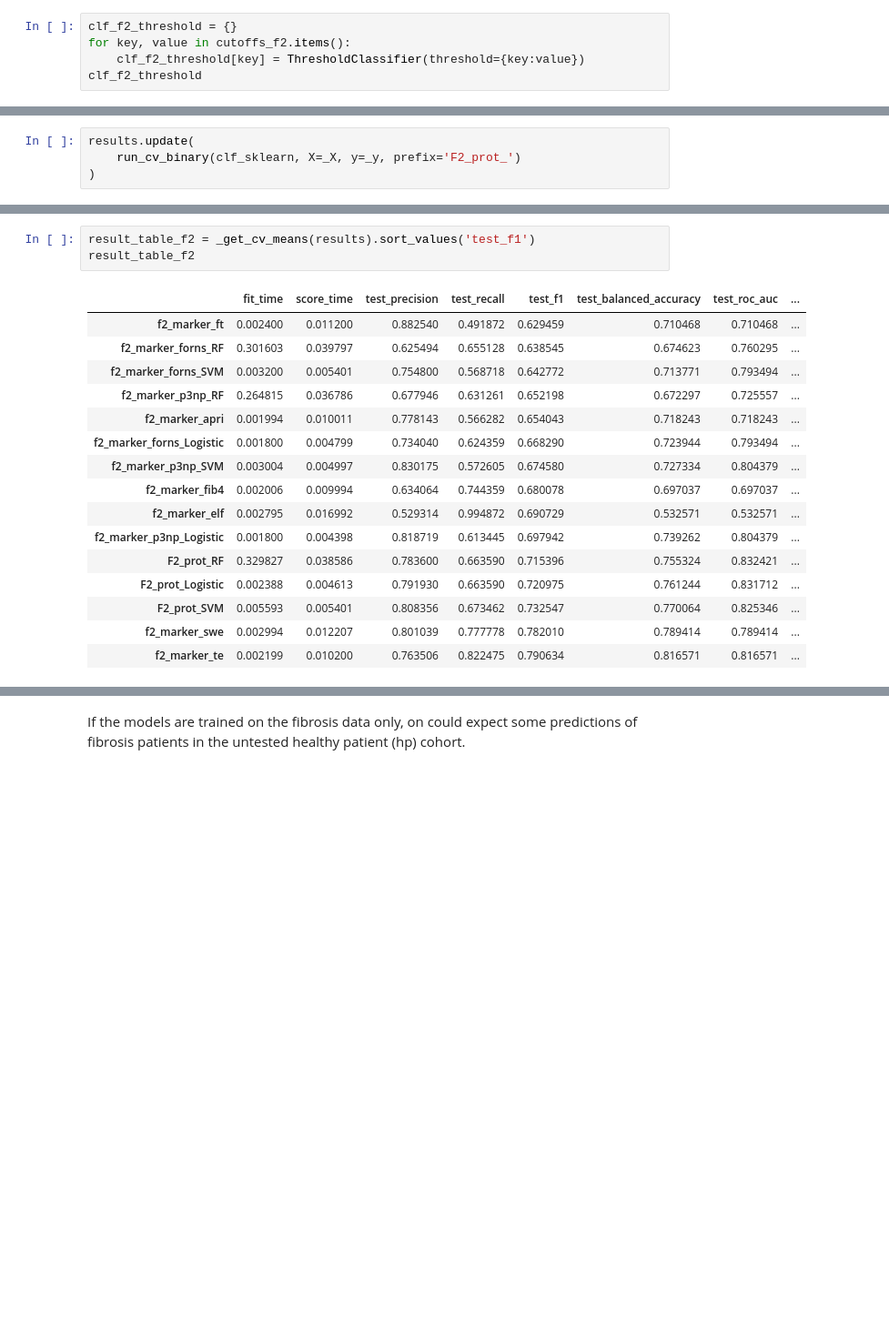
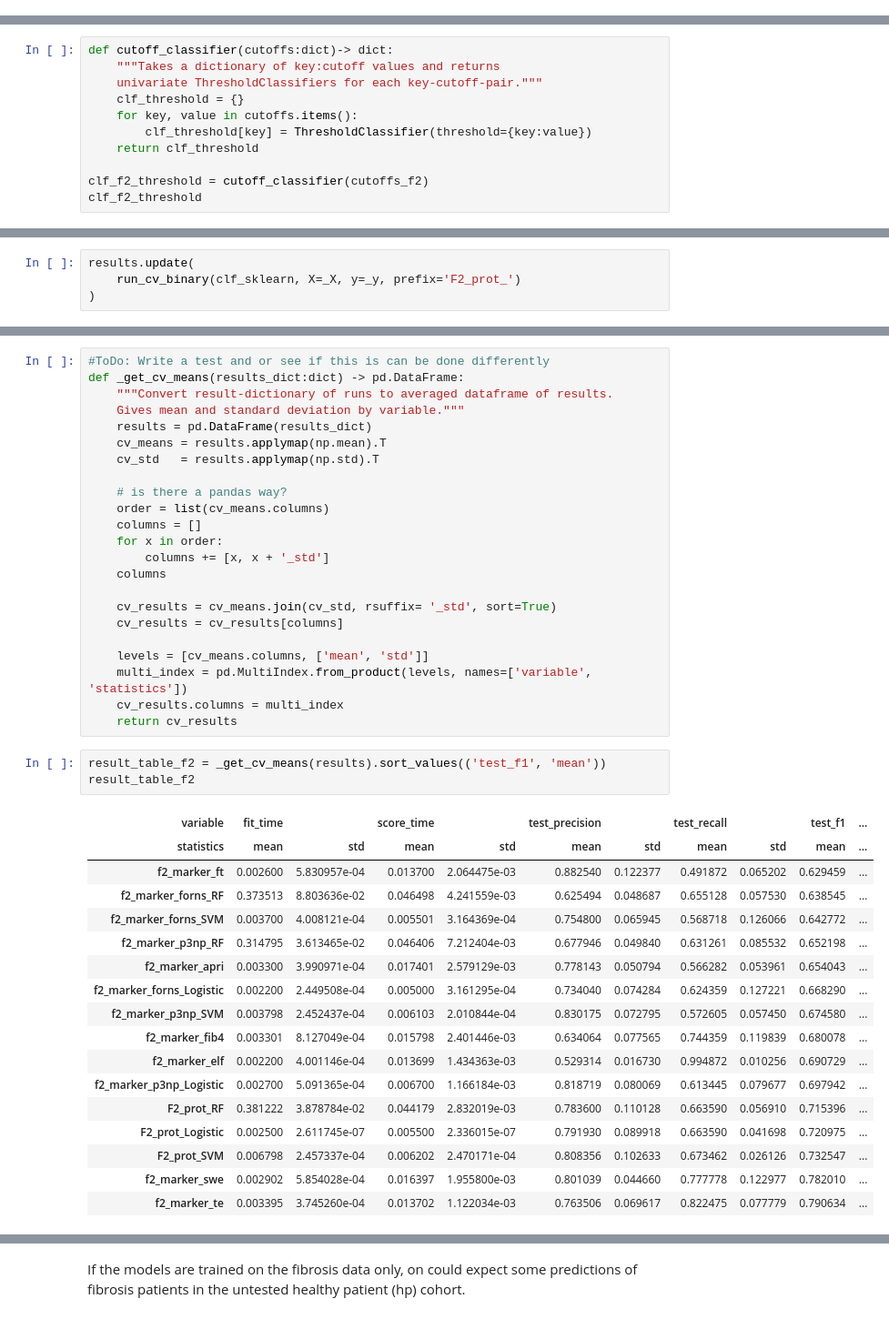
Before and after one commit to llniu/ALD-study, a Jupyter notebook: ald_analysis_hw.ipynb, the cells around one changed output, grey strips where cells are left out. Shown at 91% size. Cells and saved outputs as stored; diff of their text form; blank space fills up the shorter version.

Commit message:
add std_dev to results, F2 and F3 done

```diff
--- a/ald_analysis_hw.ipynb
+++ b/ald_analysis_hw.ipynb
@@ -1077,8 +1079,3 @@ cutoffs_f2 = cutoffs_clinic['F2'].dropna().to_dict()
 cutoffs_f2
 # %% [output]
 {'te': 7.0, 'swe': 8.6, 'elf': 7.7, 'ft': 0.48, 'fib4': 1.45, 'apri': 0.5}
-# %%
-clf_f2_threshold = {}
-for key, value in cutoffs_f2.items():
-    clf_f2_threshold[key] = ThresholdClassifier(threshold={key:value})
-clf_f2_threshold
@@ -1107,0 +1082,11 @@ cutoffs_clinic['F3'].dropna().to_dict()
+# %%
+def cutoff_classifier(cutoffs:dict)-> dict:
+    """Takes a dictionary of key:cutoff values and returns
+    univariate ThresholdClassifiers for each key-cutoff-pair."""
+    clf_threshold = {}
+    for key, value in cutoffs.items():
+        clf_threshold[key] = ThresholdClassifier(threshold={key:value})
+    return clf_threshold
+
+clf_f2_threshold = cutoff_classifier(cutoffs_f2)
+clf_f2_threshold
@@ -1180,20 +1172,44 @@ results.update(
+# %%
+#ToDo: Write a test and or see if this is can be done differently
+def _get_cv_means(results_dict:dict) -> pd.DataFrame:
+    """Convert result-dictionary of runs to averaged dataframe of results.
+    Gives mean and standard deviation by variable."""
+    results = pd.DataFrame(results_dict)
+    cv_means = results.applymap(np.mean).T
+    cv_std   = results.applymap(np.std).T
+
+    # is there a pandas way?
+    order = list(cv_means.columns)
+    columns = []
+    for x in order:
+        columns += [x, x + '_std']
+    columns
+
+    cv_results = cv_means.join(cv_std, rsuffix= '_std', sort=True)
+    cv_results = cv_results[columns]
+
+    levels = [cv_means.columns, ['mean', 'std']]
+    multi_index = pd.MultiIndex.from_product(levels, names=['variable', 'statistics'])
+    cv_results.columns = multi_index
+    return cv_results
 # %%
-result_table_f2 = _get_cv_means(results).sort_values('test_f1')
+result_table_f2 = _get_cv_means(results).sort_values(('test_f1', 'mean'))
 result_table_f2
 # %% [output]
-|  | fit_time | score_time | test_precision | test_recall | test_f1 | test_balanced_accuracy | test_roc_auc | ... |
-| f2_marker_ft | 0.002400 | 0.011200 | 0.882540 | 0.491872 | 0.629459 | 0.710468 | 0.710468 | ... |
-| f2_marker_forns_RF | 0.301603 | 0.039797 | 0.625494 | 0.655128 | 0.638545 | 0.674623 | 0.760295 | ... |
-| f2_marker_forns_SVM | 0.003200 | 0.005401 | 0.754800 | 0.568718 | 0.642772 | 0.713771 | 0.793494 | ... |
-| f2_marker_p3np_RF | 0.264815 | 0.036786 | 0.677946 | 0.631261 | 0.652198 | 0.672297 | 0.725557 | ... |
-| f2_marker_apri | 0.001994 | 0.010011 | 0.778143 | 0.566282 | 0.654043 | 0.718243 | 0.718243 | ... |
-| f2_marker_forns_Logistic | 0.001800 | 0.004799 | 0.734040 | 0.624359 | 0.668290 | 0.723944 | 0.793494 | ... |
-| f2_marker_p3np_SVM | 0.003004 | 0.004997 | 0.830175 | 0.572605 | 0.674580 | 0.727334 | 0.804379 | ... |
-| f2_marker_fib4 | 0.002006 | 0.009994 | 0.634064 | 0.744359 | 0.680078 | 0.697037 | 0.697037 | ... |
-| f2_marker_elf | 0.002795 | 0.016992 | 0.529314 | 0.994872 | 0.690729 | 0.532571 | 0.532571 | ... |
-| f2_marker_p3np_Logistic | 0.001800 | 0.004398 | 0.818719 | 0.613445 | 0.697942 | 0.739262 | 0.804379 | ... |
-| F2_prot_RF | 0.329827 | 0.038586 | 0.783600 | 0.663590 | 0.715396 | 0.755324 | 0.832421 | ... |
-| F2_prot_Logistic | 0.002388 | 0.004613 | 0.791930 | 0.663590 | 0.720975 | 0.761244 | 0.831712 | ... |
-| F2_prot_SVM | 0.005593 | 0.005401 | 0.808356 | 0.673462 | 0.732547 | 0.770064 | 0.825346 | ... |
-| f2_marker_swe | 0.002994 | 0.012207 | 0.801039 | 0.777778 | 0.782010 | 0.789414 | 0.789414 | ... |
-| f2_marker_te | 0.002199 | 0.010200 | 0.763506 | 0.822475 | 0.790634 | 0.816571 | 0.816571 | ... |
+| variable | fit_time |  | score_time |  | test_precision |  | test_recall |  | test_f1 | ... |
+| statistics | mean | std | mean | std | mean | std | mean | std | mean | ... |
+| f2_marker_ft | 0.002600 | 5.830957e-04 | 0.013700 | 2.064475e-03 | 0.882540 | 0.122377 | 0.491872 | 0.065202 | 0.629459 | ... |
+| f2_marker_forns_RF | 0.373513 | 8.803636e-02 | 0.046498 | 4.241559e-03 | 0.625494 | 0.048687 | 0.655128 | 0.057530 | 0.638545 | ... |
+| f2_marker_forns_SVM | 0.003700 | 4.008121e-04 | 0.005501 | 3.164369e-04 | 0.754800 | 0.065945 | 0.568718 | 0.126066 | 0.642772 | ... |
+| f2_marker_p3np_RF | 0.314795 | 3.613465e-02 | 0.046406 | 7.212404e-03 | 0.677946 | 0.049840 | 0.631261 | 0.085532 | 0.652198 | ... |
+| f2_marker_apri | 0.003300 | 3.990971e-04 | 0.017401 | 2.579129e-03 | 0.778143 | 0.050794 | 0.566282 | 0.053961 | 0.654043 | ... |
+| f2_marker_forns_Logistic | 0.002200 | 2.449508e-04 | 0.005000 | 3.161295e-04 | 0.734040 | 0.074284 | 0.624359 | 0.127221 | 0.668290 | ... |
+| f2_marker_p3np_SVM | 0.003798 | 2.452437e-04 | 0.006103 | 2.010844e-04 | 0.830175 | 0.072795 | 0.572605 | 0.057450 | 0.674580 | ... |
+| f2_marker_fib4 | 0.003301 | 8.127049e-04 | 0.015798 | 2.401446e-03 | 0.634064 | 0.077565 | 0.744359 | 0.119839 | 0.680078 | ... |
+| f2_marker_elf | 0.002200 | 4.001146e-04 | 0.013699 | 1.434363e-03 | 0.529314 | 0.016730 | 0.994872 | 0.010256 | 0.690729 | ... |
+| f2_marker_p3np_Logistic | 0.002700 | 5.091365e-04 | 0.006700 | 1.166184e-03 | 0.818719 | 0.080069 | 0.613445 | 0.079677 | 0.697942 | ... |
+| F2_prot_RF | 0.381222 | 3.878784e-02 | 0.044179 | 2.832019e-03 | 0.783600 | 0.110128 | 0.663590 | 0.056910 | 0.715396 | ... |
+| F2_prot_Logistic | 0.002500 | 2.611745e-07 | 0.005500 | 2.336015e-07 | 0.791930 | 0.089918 | 0.663590 | 0.041698 | 0.720975 | ... |
+| F2_prot_SVM | 0.006798 | 2.457337e-04 | 0.006202 | 2.470171e-04 | 0.808356 | 0.102633 | 0.673462 | 0.026126 | 0.732547 | ... |
+| f2_marker_swe | 0.002902 | 5.854028e-04 | 0.016397 | 1.955800e-03 | 0.801039 | 0.044660 | 0.777778 | 0.122977 | 0.782010 | ... |
+| f2_marker_te | 0.003395 | 3.745260e-04 | 0.013702 | 1.122034e-03 | 0.763506 | 0.069617 | 0.822475 | 0.077779 | 0.790634 | ... |
```
Also changed, not shown: parts of 27 cells of this notebook, 1 other file.
